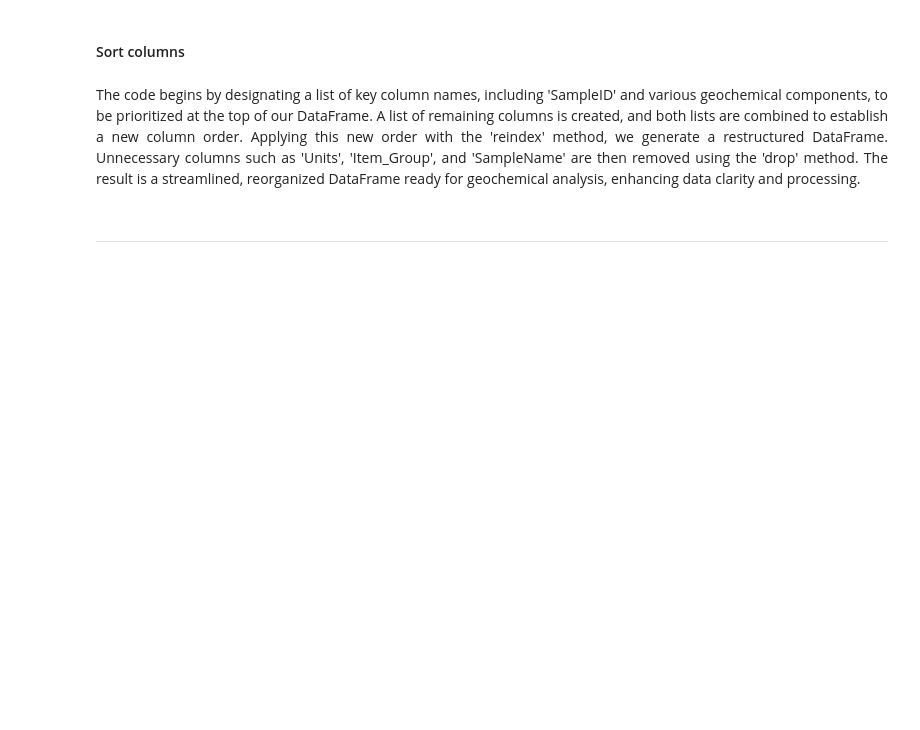
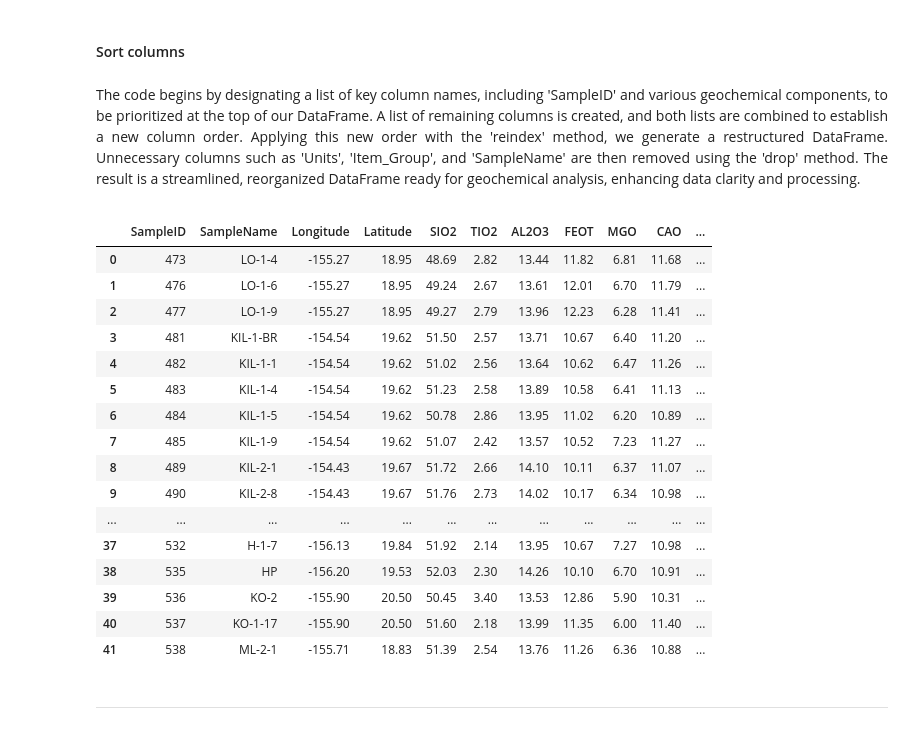
Before and after one commit to digis-georoc/Georoc_jupyter, a Jupyter notebook: Georoc_Notebook.ipynb, the cells around one changed output. Drawn from its saved outputs; the diff is of its cells as text; code cells hidden in the pictures; blank space fills up the shorter version.

Commit message:
update JNB: rearrange table, folder for EC data file

```diff
--- a/Georoc_Notebook.ipynb
+++ b/Georoc_Notebook.ipynb
@@ -415,22 +484,40 @@ The code begins by designating a list of key column names, including 'SampleID'
 </div>
 # %%
 # Define the list of columns that we want to move to the front
-columns_to_move = ['SampleID', 'SIO2', 'TIO2', 'AL2O3', 'FEOT', 'MGO', 'CAO', 'NA2O', 'K2O', 'P2O5','LOI', 'H2O', 'CO2', 'S', 'CL', 'F', 'CO1', 'CH4', 'D18O', 'DD']
+columns_to_move = ['SIO2', 'TIO2', 'AL2O3', 'FEOT', 'MGO', 'CAO', 'NA2O', 'K2O', 'P2O5','LOI', 'H2O', 'CO2', 'S', 'CL', 'F', 'CO1', 'CH4', 'D18O', 'DD']
 
 # Create a new list of columns that contains the remaining columns in their original order
 remaining_columns = [c for c in final_df.columns if c not in columns_to_move]
 
 # Combine the two lists to get the new column order
-new_column_order = columns_to_move + remaining_columns
+new_column_order = remaining_columns + columns_to_move
 
 # Apply the new column order
 final_df_sort = final_df.reindex(columns=new_column_order)
 
 # Here, add the code to drop the columns that you no longer need
-columns_to_drop = ['Units', 'Item_Group', 'SampleName']
+columns_to_drop = ['Units', 'Item_Group']
 final_df_sort = final_df_sort.drop(columns=columns_to_drop, axis=1)
 
 final_df_sort
+# %% [output]
+|  | SampleID | SampleName | Longitude | Latitude | SIO2 | TIO2 | AL2O3 | FEOT | MGO | CAO | ... |
+| 0 | 473 | LO-1-4 | -155.27 | 18.95 | 48.69 | 2.82 | 13.44 | 11.82 | 6.81 | 11.68 | ... |
+| 1 | 476 | LO-1-6 | -155.27 | 18.95 | 49.24 | 2.67 | 13.61 | 12.01 | 6.70 | 11.79 | ... |
+| 2 | 477 | LO-1-9 | -155.27 | 18.95 | 49.27 | 2.79 | 13.96 | 12.23 | 6.28 | 11.41 | ... |
+| 3 | 481 | KIL-1-BR | -154.54 | 19.62 | 51.50 | 2.57 | 13.71 | 10.67 | 6.40 | 11.20 | ... |
+| 4 | 482 | KIL-1-1 | -154.54 | 19.62 | 51.02 | 2.56 | 13.64 | 10.62 | 6.47 | 11.26 | ... |
+| 5 | 483 | KIL-1-4 | -154.54 | 19.62 | 51.23 | 2.58 | 13.89 | 10.58 | 6.41 | 11.13 | ... |
+| 6 | 484 | KIL-1-5 | -154.54 | 19.62 | 50.78 | 2.86 | 13.95 | 11.02 | 6.20 | 10.89 | ... |
+| 7 | 485 | KIL-1-9 | -154.54 | 19.62 | 51.07 | 2.42 | 13.57 | 10.52 | 7.23 | 11.27 | ... |
+| 8 | 489 | KIL-2-1 | -154.43 | 19.67 | 51.72 | 2.66 | 14.10 | 10.11 | 6.37 | 11.07 | ... |
+| 9 | 490 | KIL-2-8 | -154.43 | 19.67 | 51.76 | 2.73 | 14.02 | 10.17 | 6.34 | 10.98 | ... |
+| ... | ... | ... | ... | ... | ... | ... | ... | ... | ... | ... | ... |
+| 37 | 532 | H-1-7 | -156.13 | 19.84 | 51.92 | 2.14 | 13.95 | 10.67 | 7.27 | 10.98 | ... |
+| 38 | 535 | HP | -156.20 | 19.53 | 52.03 | 2.30 | 14.26 | 10.10 | 6.70 | 10.91 | ... |
+| 39 | 536 | KO-2 | -155.90 | 20.50 | 50.45 | 3.40 | 13.53 | 12.86 | 5.90 | 10.31 | ... |
+| 40 | 537 | KO-1-17 | -155.90 | 20.50 | 51.60 | 2.18 | 13.99 | 11.35 | 6.00 | 11.40 | ... |
+| 41 | 538 | ML-2-1 | -155.71 | 18.83 | 51.39 | 2.54 | 13.76 | 11.26 | 6.36 | 10.88 | ... |
 # %% [markdown]
 ***
 # %% [markdown]
```
Also changed, not shown: parts of 13 cells of this notebook, 1 other file.
